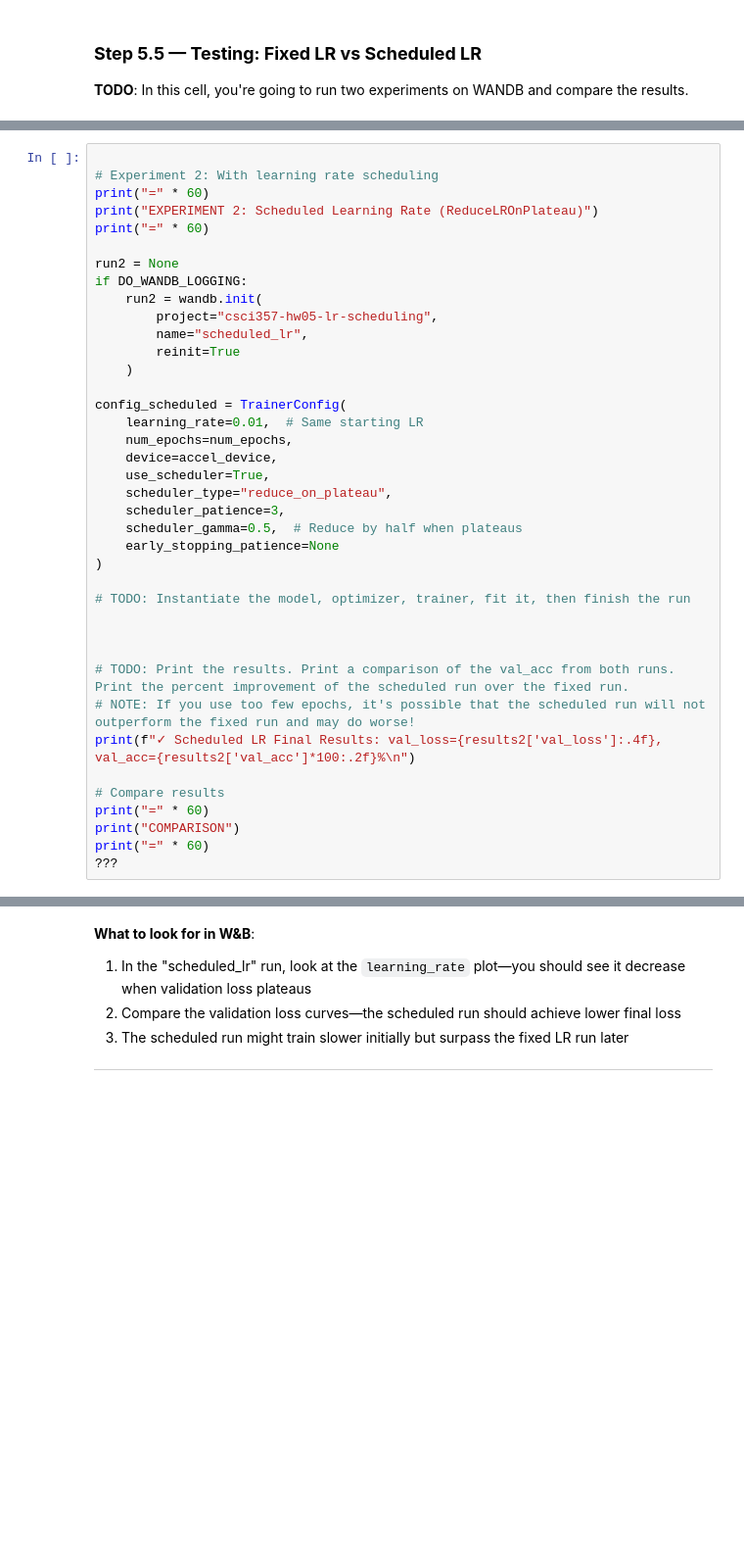
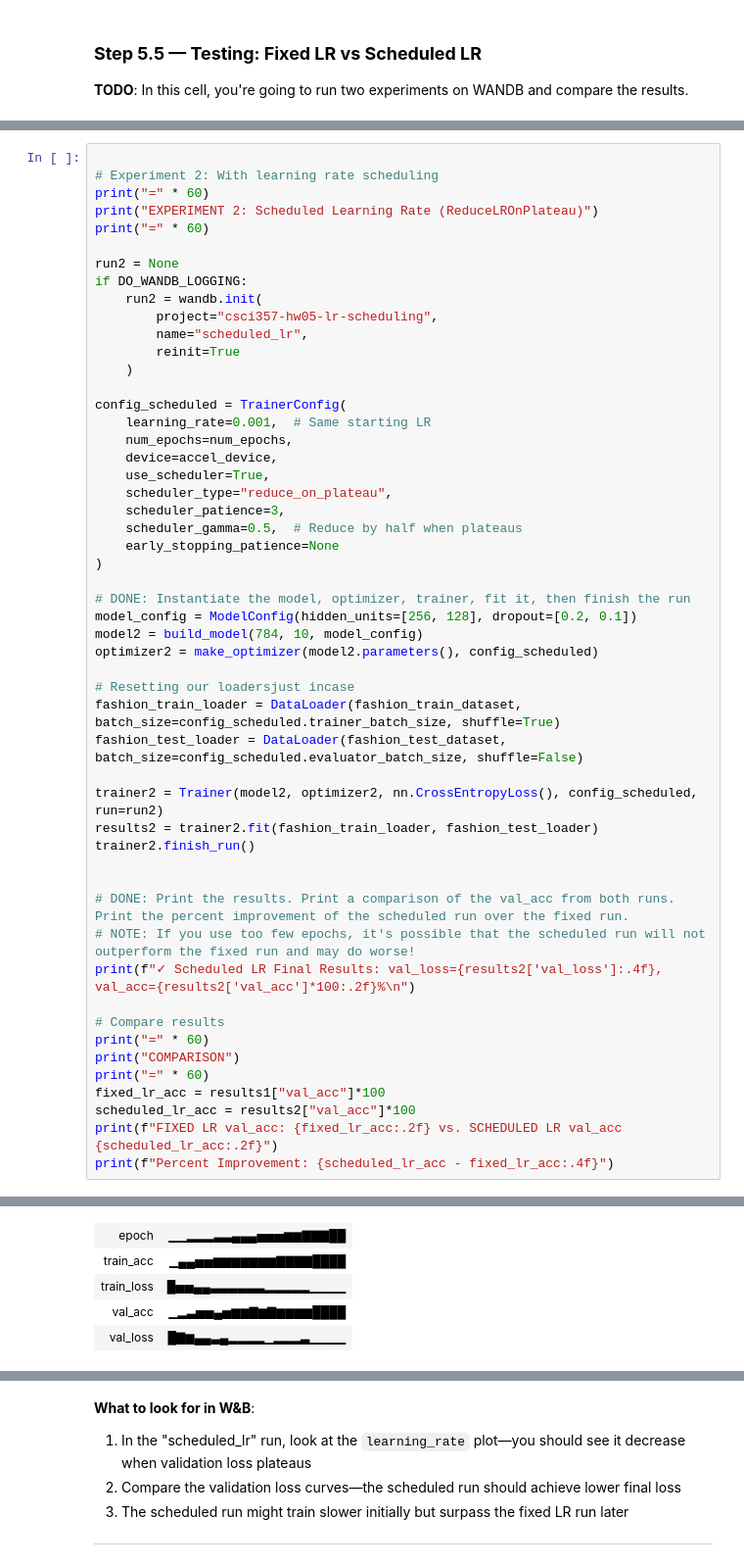
Before and after one commit to changminbark/Lantern, a Jupyter notebook: notebooks/hw05.ipynb, the cells around one changed output, grey strips where cells are left out. Shown at 98% size. Drawn from its saved outputs; the diff is of its cells as text; blank space fills up the shorter version.

```diff
--- a/notebooks/hw05.ipynb
+++ b/notebooks/hw05.ipynb
@@ -2066,7 +2218,7 @@ if DO_WANDB_LOGGING:
     )
 
 config_scheduled = TrainerConfig(
-    learning_rate=0.01,  # Same starting LR
+    learning_rate=0.001,  # Same starting LR
     num_epochs=num_epochs,
     device=accel_device,
     use_scheduler=True,
@@ -2076,11 +2228,21 @@ config_scheduled = TrainerConfig(
     early_stopping_patience=None
 )
 
-# TODO: Instantiate the model, optimizer, trainer, fit it, then finish the run
+# DONE: Instantiate the model, optimizer, trainer, fit it, then finish the run
+model_config = ModelConfig(hidden_units=[256, 128], dropout=[0.2, 0.1])
+model2 = build_model(784, 10, model_config)
+optimizer2 = make_optimizer(model2.parameters(), config_scheduled)
+
+# Resetting our loadersjust incase
+fashion_train_loader = DataLoader(fashion_train_dataset, batch_size=config_scheduled.trainer_batch_size, shuffle=True)
+fashion_test_loader = DataLoader(fashion_test_dataset, batch_size=config_scheduled.evaluator_batch_size, shuffle=False)
+
+trainer2 = Trainer(model2, optimizer2, nn.CrossEntropyLoss(), config_scheduled, run=run2)
+results2 = trainer2.fit(fashion_train_loader, fashion_test_loader)
+trainer2.finish_run()
 
 
-
-# TODO: Print the results. Print a comparison of the val_acc from both runs. Print the percent improvement of the scheduled run over the fixed run.
+# DONE: Print the results. Print a comparison of the val_acc from both runs. Print the percent improvement of the scheduled run over the fixed run.
 # NOTE: If you use too few epochs, it's possible that the scheduled run will not outperform the fixed run and may do worse!
 print(f"✓ Scheduled LR Final Results: val_loss={results2['val_loss']:.4f}, val_acc={results2['val_acc']*100:.2f}%\n")
 
@@ -2088,4 +2250,8 @@ print(f"✓ Scheduled LR Final Results: val_loss={results2['val_loss']:.4f}, val
 print("=" * 60)
 print("COMPARISON")
 print("=" * 60)
-???
+fixed_lr_acc = results1["val_acc"]*100
+scheduled_lr_acc = results2["val_acc"]*100
+print(f"FIXED LR val_acc: {fixed_lr_acc:.2f} vs. SCHEDULED LR val_acc {scheduled_lr_acc:.2f}")
+print(f"Percent Improvement: {scheduled_lr_acc - fixed_lr_acc:.4f}")
+# %% [output]
@@ -2091,0 +2286,5 @@ print("=" * 60)
+| epoch | ▁▁▂▂▂▃▃▄▄▄▅▅▅▆▆▇▇▇██ |
+| train_acc | ▁▄▄▅▅▆▆▆▆▆▆▆▇▇▇▇████ |
+| train_loss | █▅▅▄▄▃▃▃▃▃▃▂▂▂▂▂▁▁▁▁ |
+| val_acc | ▁▂▃▅▅▄▅▆▆▇▆▇▆▆▆▆████ |
+| val_loss | █▇▆▄▄▃▄▂▂▂▂▁▂▂▂▃▁▁▁▁ |
```
Also changed, not shown: parts of 32 cells of this notebook, 6 other files.
